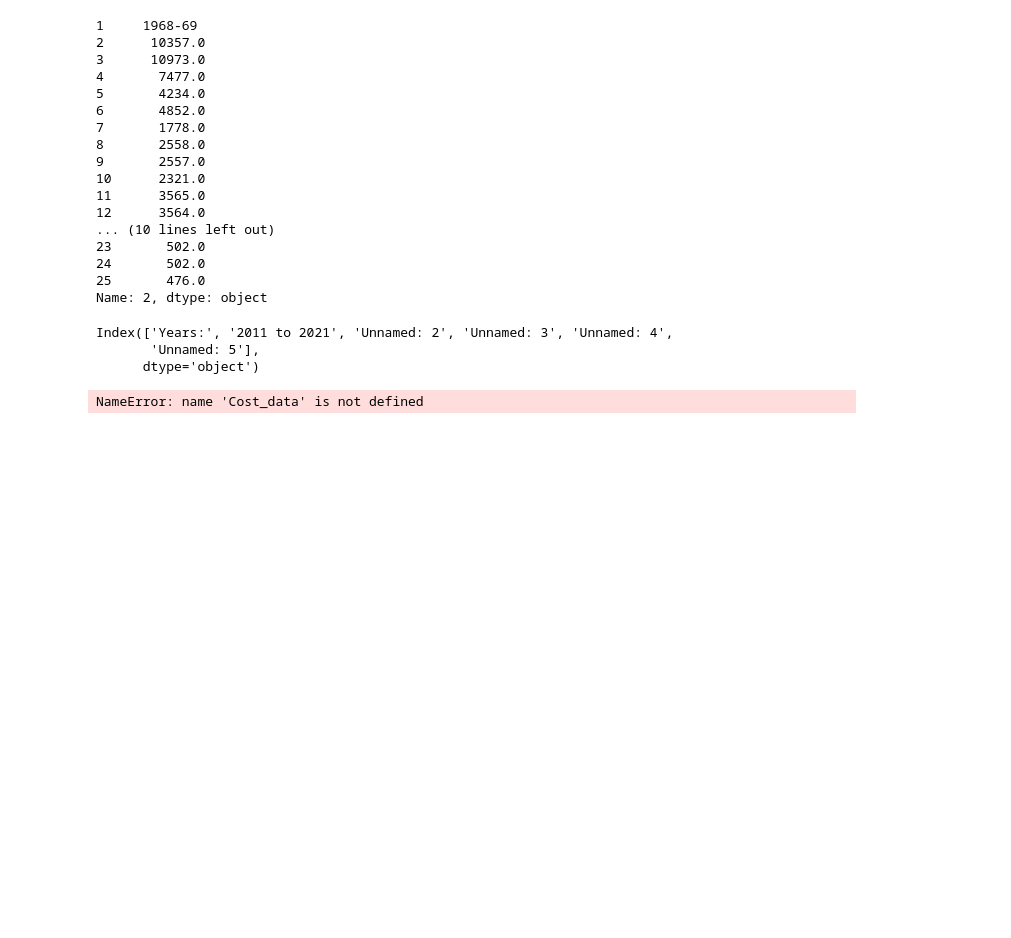
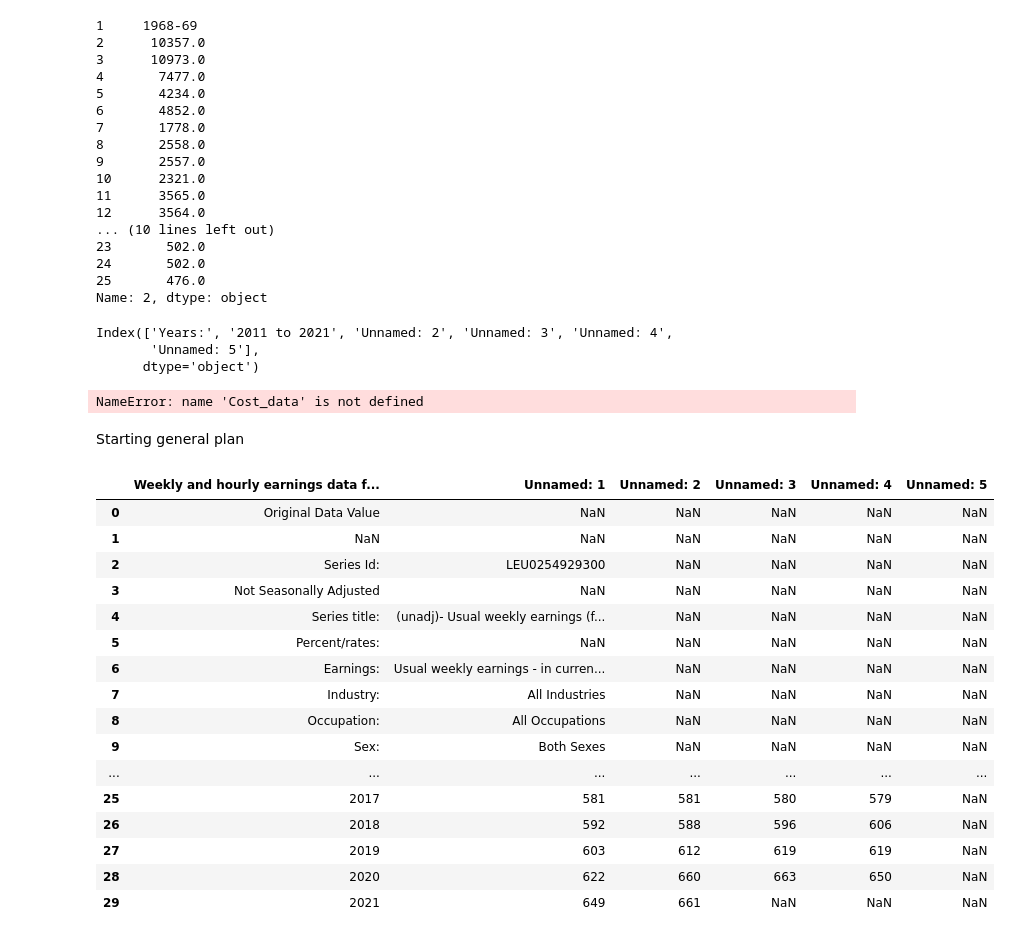
Before and after one commit to SierraAndrews01/Monetary-Value-of-College, a Jupyter notebook: Files/My Intro to Python.ipynb, the cells around one changed output. Drawn from its saved outputs; the diff is of its cells as text; code cells hidden in the pictures; blank space fills up the shorter version.

```diff
--- a/Files/My Intro to Python.ipynb
+++ b/Files/My Intro to Python.ipynb
@@ -178,3 +178,26 @@ Index(['Years:', '2011 to 2021', 'Unnamed: 2', 'Unnamed: 3', 'Unnamed: 4',
 Cost_data.loc[2]
 # %% [output]
 NameError: name 'Cost_data' is not defined
+# %% [markdown]
+Starting general plan
+# %%
+Assoc_Salary = pd.read_csv('../Data/Associate_degree_money_made.csv')
+Assoc_Salary
+# %% [output]
+|  | Weekly and hourly earnings data f... | Unnamed: 1 | Unnamed: 2 | Unnamed: 3 | Unnamed: 4 | Unnamed: 5 |
+| 0 | Original Data Value | NaN | NaN | NaN | NaN | NaN |
+| 1 | NaN | NaN | NaN | NaN | NaN | NaN |
+| 2 | Series Id: | LEU0254929300 | NaN | NaN | NaN | NaN |
+| 3 | Not Seasonally Adjusted | NaN | NaN | NaN | NaN | NaN |
+| 4 | Series title: | (unadj)- Usual weekly earnings (f... | NaN | NaN | NaN | NaN |
+| 5 | Percent/rates: | NaN | NaN | NaN | NaN | NaN |
+| 6 | Earnings: | Usual weekly earnings - in curren... | NaN | NaN | NaN | NaN |
+| 7 | Industry: | All Industries | NaN | NaN | NaN | NaN |
+| 8 | Occupation: | All Occupations | NaN | NaN | NaN | NaN |
+| 9 | Sex: | Both Sexes | NaN | NaN | NaN | NaN |
+| ... | ... | ... | ... | ... | ... | ... |
+| 25 | 2017 | 581 | 581 | 580 | 579 | NaN |
+| 26 | 2018 | 592 | 588 | 596 | 606 | NaN |
+| 27 | 2019 | 603 | 612 | 619 | 619 | NaN |
+| 28 | 2020 | 622 | 660 | 663 | 650 | NaN |
+| 29 | 2021 | 649 | 661 | NaN | NaN | NaN |
```
Also changed, not shown: parts of 7 cells of this notebook, 1 other file.
